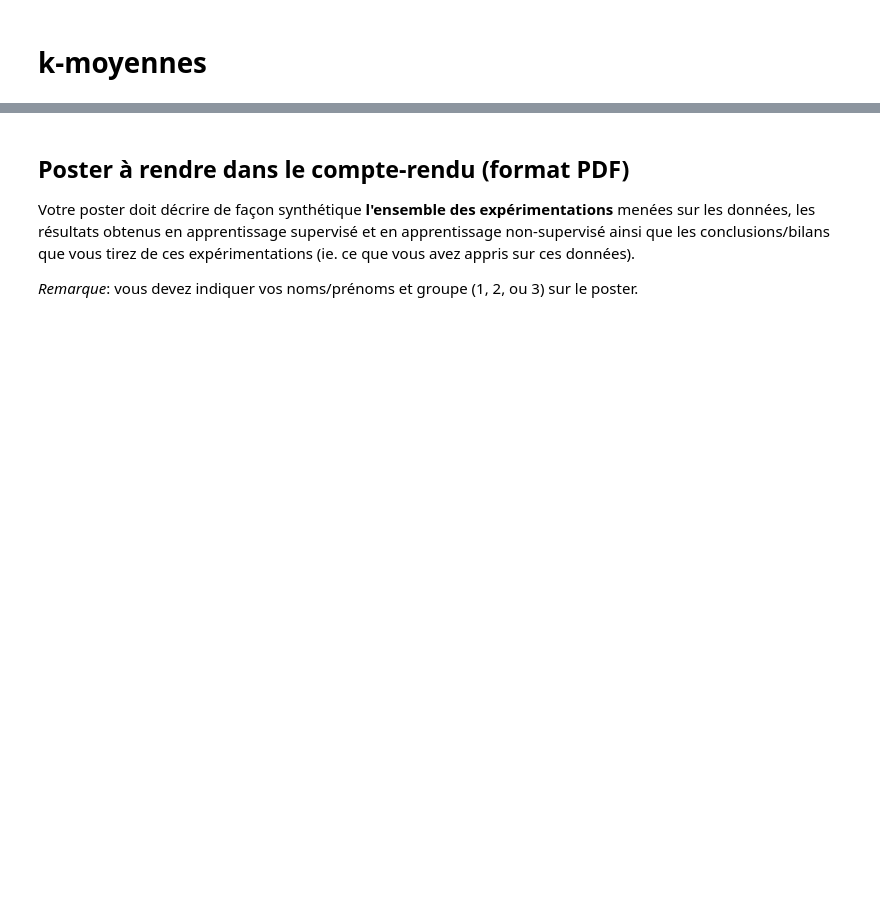
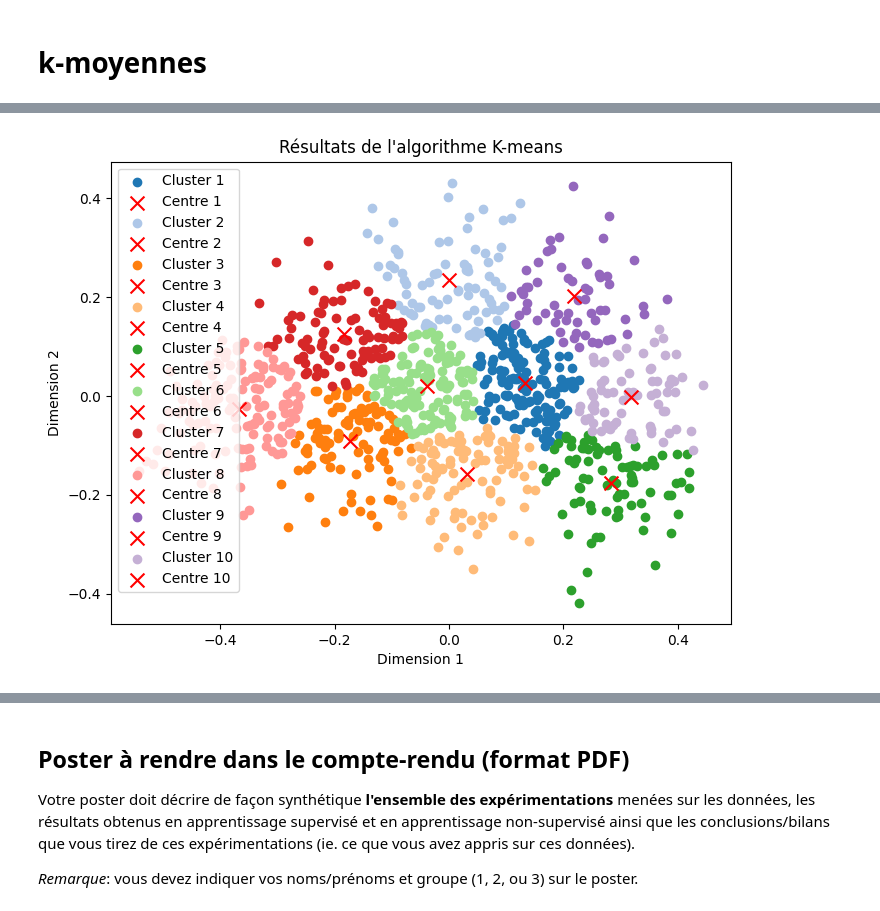
Before and after one commit to Antoine1903/Projets_Sorbonne_Universite, a Jupyter notebook: LU3IN026/miniprojet/projet-Zhang_Lecomte.ipynb, the cells around one changed output, grey strips where cells are left out. Drawn from its saved outputs; the diff is of its cells as text; code cells hidden in the pictures; blank space fills up the shorter version.

```diff
--- a/LU3IN026/miniprojet/projet-Zhang_Lecomte.ipynb
+++ b/LU3IN026/miniprojet/projet-Zhang_Lecomte.ipynb
@@ -2443,0 +2441,8 @@ clust.affiche_resultat(X_small, centroids, affectation)
+# %%
+# Définition des paramètres
+K = 10            # Nombre de clusters
+epsilon = 1e-4   # Seuil de convergence
+iter_max = 50    # Nombre maximum d'itérations
+
+# Exécution de l’algorithme k-means
+centroids, affectation = clust.kmoyennes(K, X_small, epsilon, iter_max)
@@ -2443,0 +2467,4 @@ clust.affiche_resultat(X_small, centroids, affectation)
+# %%
+clust.affiche_resultat(X_small, centroids, affectation)
+# %% [output]
+[figure, added]
```
Also changed, not shown: parts of 33 cells of this notebook.
